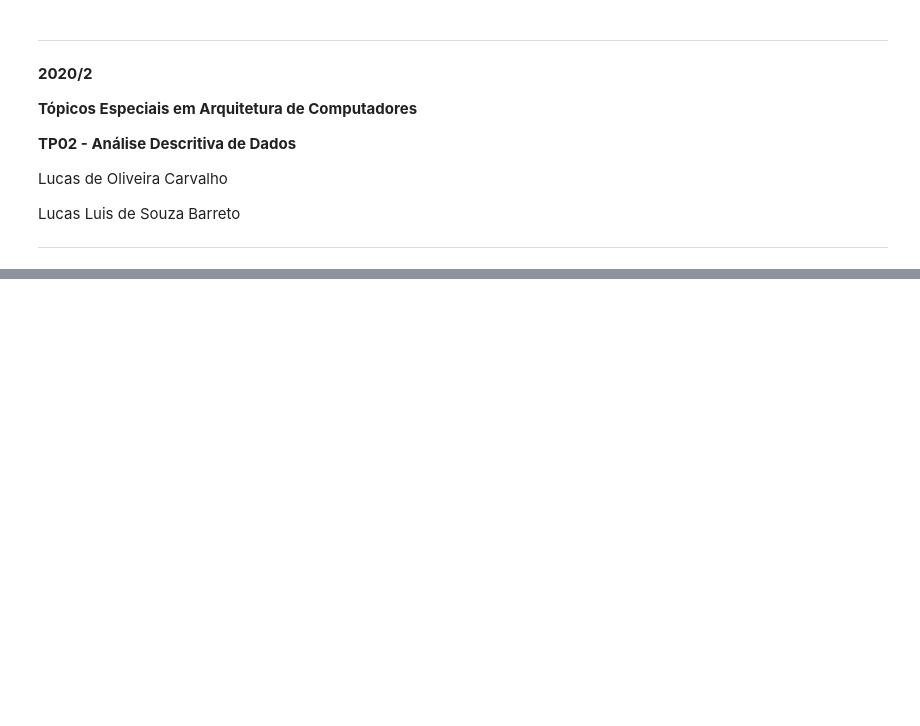
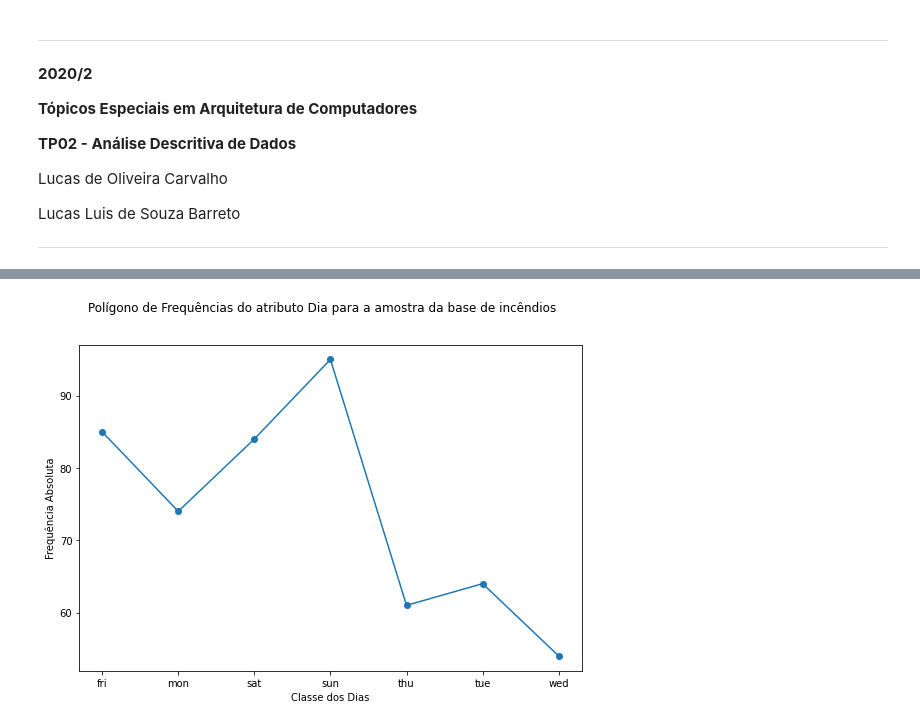
Before and after one commit to ldocarvalho/Analise-Descritiva-Fires, a Jupyter notebook: TP2_AnaliseDescritiva.ipynb, the cells around one changed output, grey strips where cells are left out. Cells and saved outputs as stored; diff of their text form; code cells hidden in the pictures; blank space fills up the shorter version.

```diff
--- a/TP2_AnaliseDescritiva.ipynb
+++ b/TP2_AnaliseDescritiva.ipynb
@@ -48,0 +272,9 @@ dfFires
+# %%
+plt.figure(figsize=(9, 6))
+plt.plot(classesDay,dfDistFreqDay["Frequência Absoluta"],marker='o')
+plt.xlabel("Classe dos Dias")
+plt.ylabel("Frequência Absoluta")
+plt.suptitle("Polígono de Frequências do atributo Dia para a amostra da base de incêndios")
+plt.show()
+# %% [output]
+[figure, added]
```
Also changed, not shown: parts of 97 cells of this notebook.
